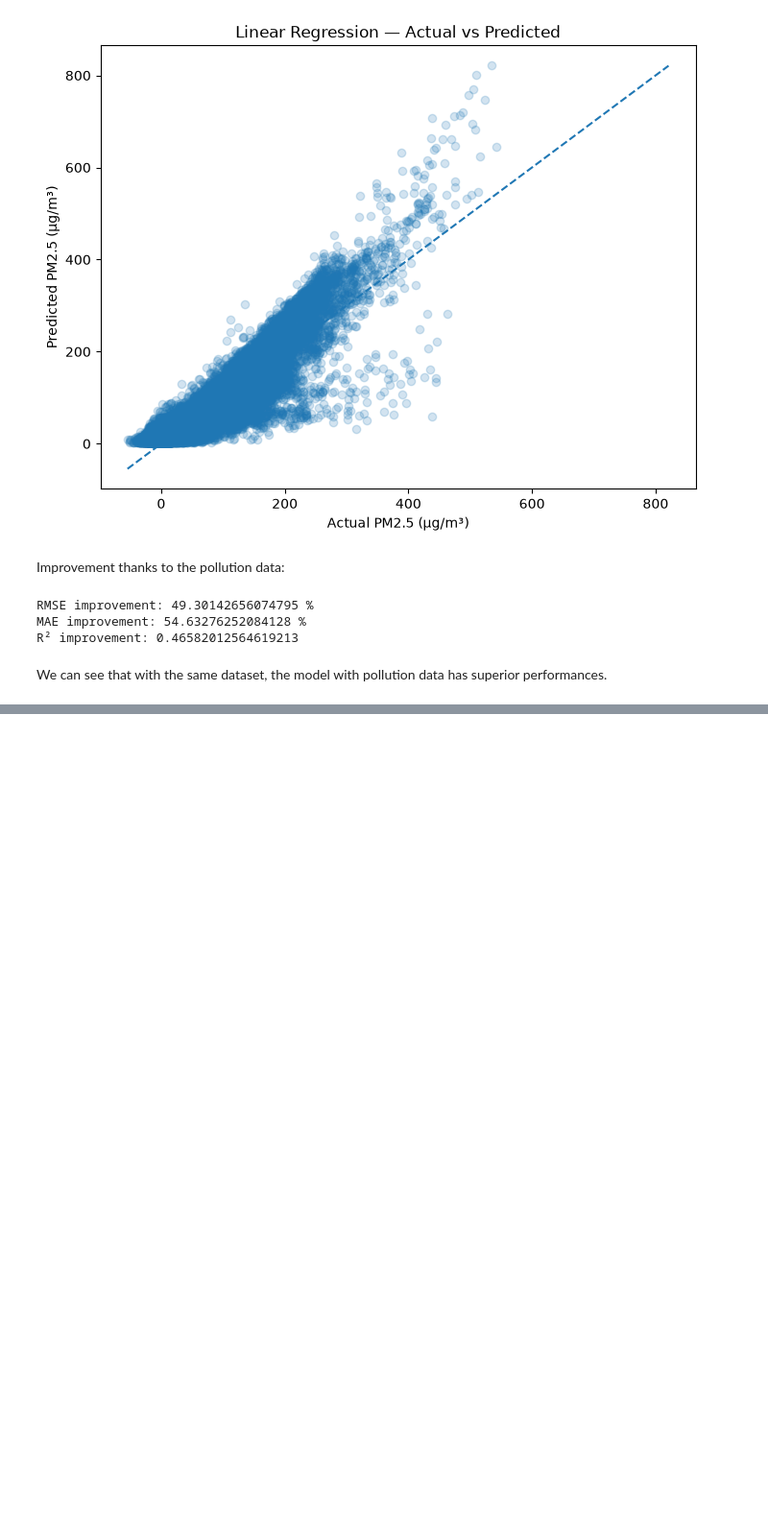
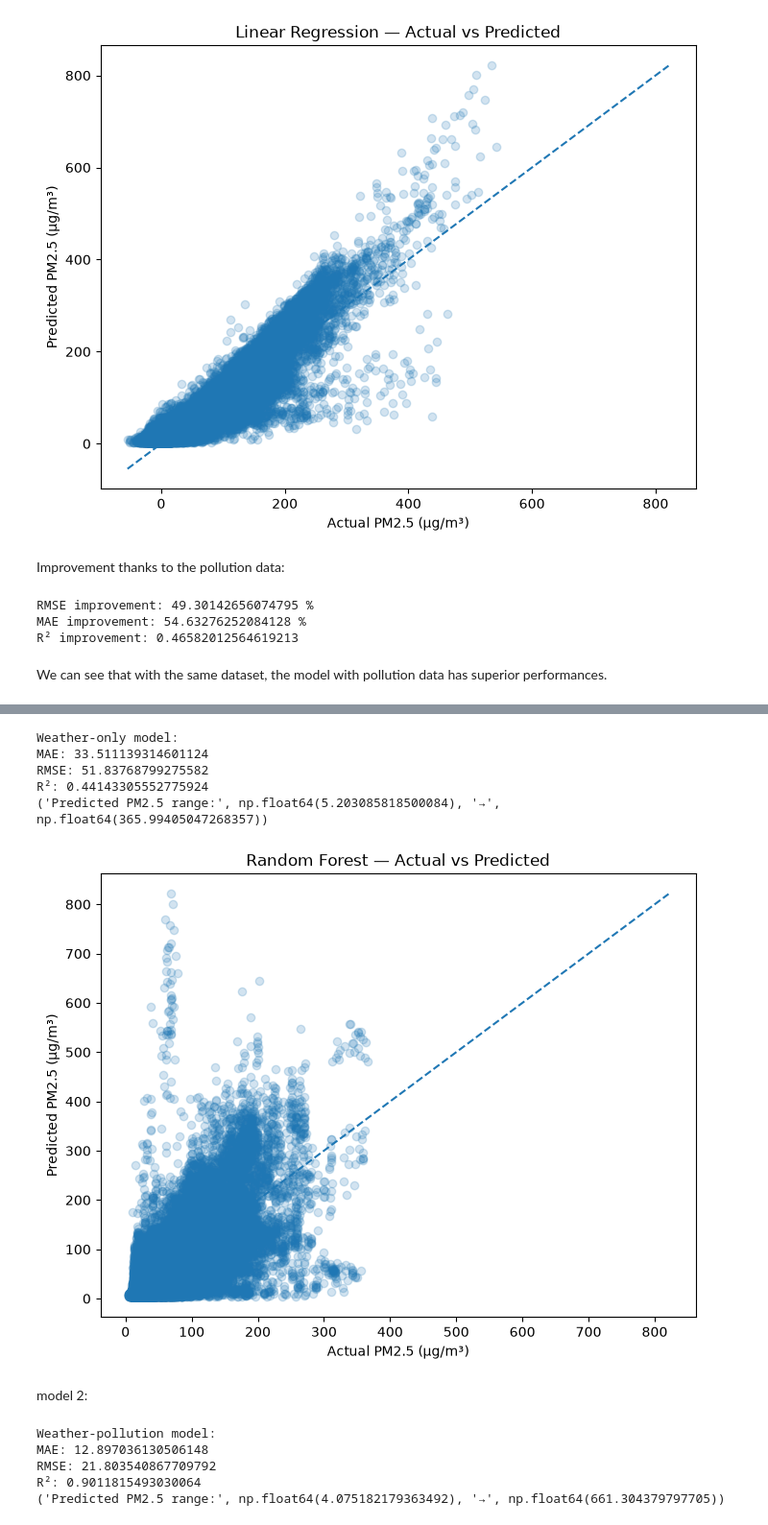
Before and after one commit to challandenathan/air-quality-prediction, a Jupyter notebook: notebooks/model_analysis.ipynb, the cells around one changed output, grey strips where cells are left out. Shown at 96% size. Saved outputs shown, nothing was run; the diff lists cells and outputs as text; code cells hidden in the pictures; blank space fills up the shorter version.

```diff
--- a/notebooks/model_analysis.ipynb
+++ b/notebooks/model_analysis.ipynb
@@ -276,0 +409,53 @@ We can see that with the same dataset, the model with pollution data has superio
+# %%
+from src.preprocessing import X_train_common, X_validation_common, y_train_common, y_validation_common, X_train_common_pollution, X_validation_common_pollution, y_train_common_pollution, y_validation_common_pollution
+random_forest_weather_common = train_model(X_train_common,y_train_common)
+y_weather_validation,mae_weather_common,rmse_weather_common,r2_weather_common = evaluate_model(random_forest_weather_common,X_validation_common,y_validation_common)
+# %%
+print("Weather-only model:")
+print("MAE:", mae_weather_common)
+print("RMSE:", rmse_weather_common)
+print("R²:", r2_weather_common)
+print((
+    "Predicted PM2.5 range:",
+    y_weather_validation.min(),
+    "→",
+    y_weather_validation.max()
+))
+# %% [output]
+Weather-only model:
+MAE: 33.511139314601124
+RMSE: 51.83768799275582
+R²: 0.44143305552775924
+('Predicted PM2.5 range:', np.float64(5.203085818500084), '→', np.float64(365.99405047268357))
+# %%
+plt.figure(figsize=(8, 6))
+
+plt.scatter(
+    y_weather_validation,
+    y_validation_common,
+    alpha=0.2
+)
+
+min_value = min(
+    y_weather_validation.min(),
+    y_validation_common.min()
+)
+
+max_value = max(
+    y_weather_validation.max(),
+    y_validation_common.max()
+)
+
+plt.plot(
+    [min_value, max_value],
+    [min_value, max_value],
+    linestyle="--"
+)
+plt.xlabel("Actual PM2.5 (µg/m³)")
+plt.ylabel("Predicted PM2.5 (µg/m³)")
+plt.title("Random Forest — Actual vs Predicted")
+plt.show()
+# %% [output]
+[figure, added]
+# %% [markdown]
+model 2:
@@ -276,0 +465,17 @@ We can see that with the same dataset, the model with pollution data has superio
+# %%
+print("Weather-pollution model:")
+print("MAE:", mae_pollution_common)
+print("RMSE:", rmse_pollution_common)
+print("R²:", r2_pollution_common)
+print((
+    "Predicted PM2.5 range:",
+    y_pollution_validation_pred.min(),
+    "→",
+    y_pollution_validation_pred.max()
+))
+# %% [output]
+Weather-pollution model:
+MAE: 12.897036130506148
+RMSE: 21.803540867709792
+R²: 0.9011815493030064
+('Predicted PM2.5 range:', np.float64(4.075182179363492), '→', np.float64(661.304379797705))
```
Also changed, not shown: parts of 35 cells of this notebook, 4 other files.
